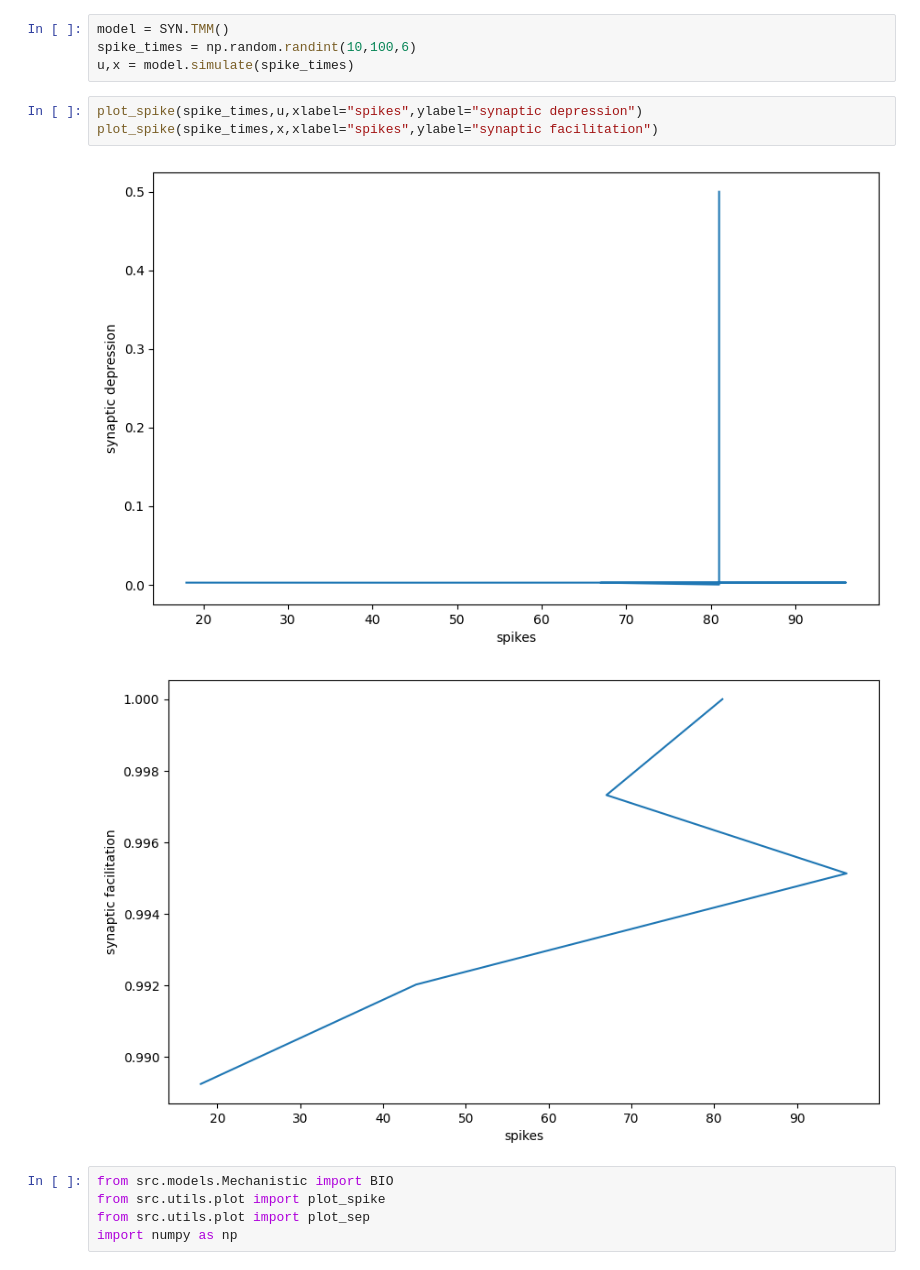
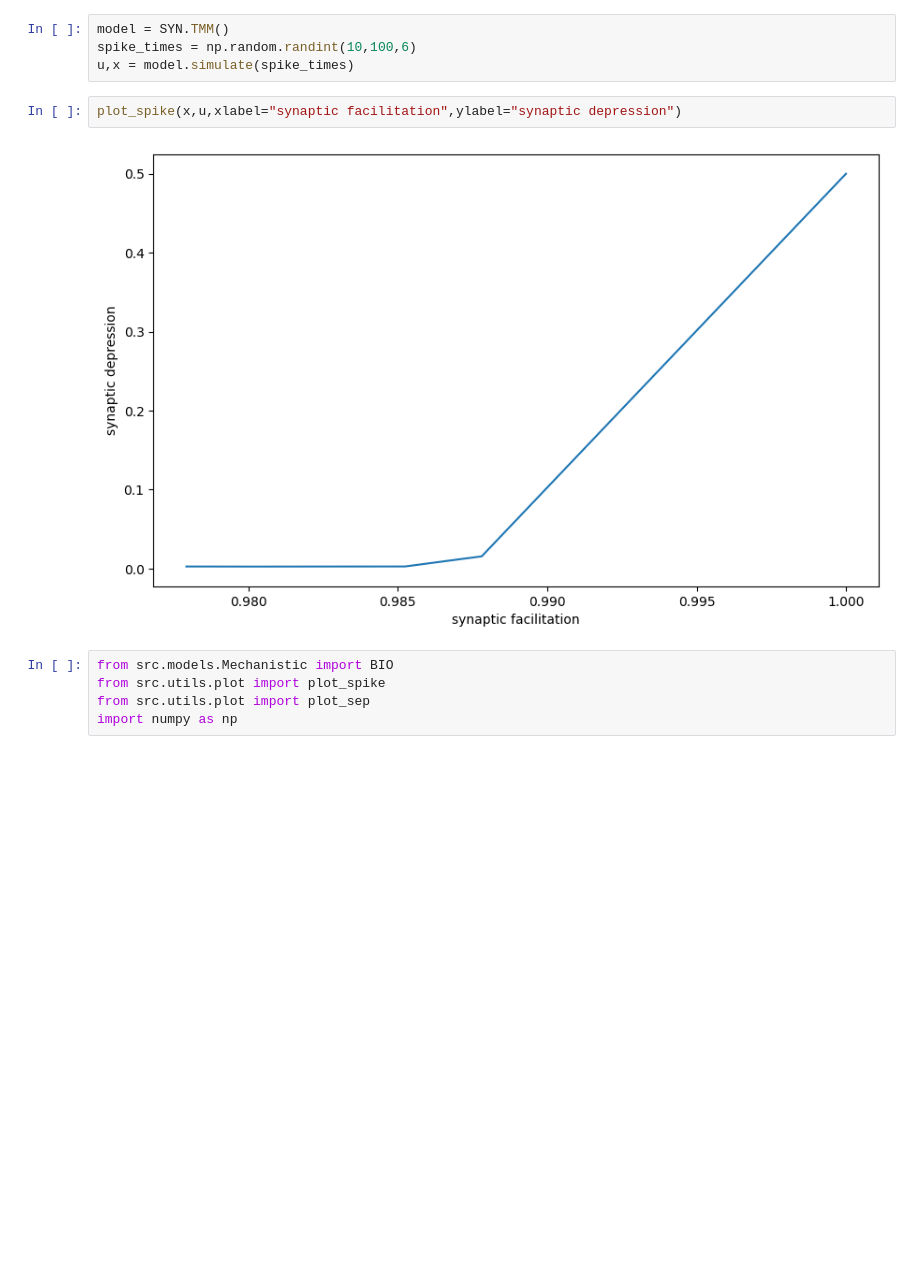
Before and after one commit to Da4kek/CNM, a Jupyter notebook: Example_usage.ipynb, the cells around one changed output. Cells and saved outputs as stored; diff of their text form; blank space fills up the shorter version.

```diff
--- a/Example_usage.ipynb
+++ b/Example_usage.ipynb
@@ -222,11 +219,9 @@ model = SYN.TMM()
 spike_times = np.random.randint(10,100,6)
 u,x = model.simulate(spike_times)
 # %%
-plot_spike(spike_times,u,xlabel="spikes",ylabel="synaptic depression")
-plot_spike(spike_times,x,xlabel="spikes",ylabel="synaptic facilitation")
+plot_spike(x,u,xlabel="synaptic facilitation",ylabel="synaptic depression")
 # %% [output]
-[figure, old version]
+[figure, new version]
-[figure, removed]
 # %%
 from src.models.Mechanistic import BIO
 from src.utils.plot import plot_spike
```
Also changed, not shown: parts of 11 cells of this notebook, 1 other file.
